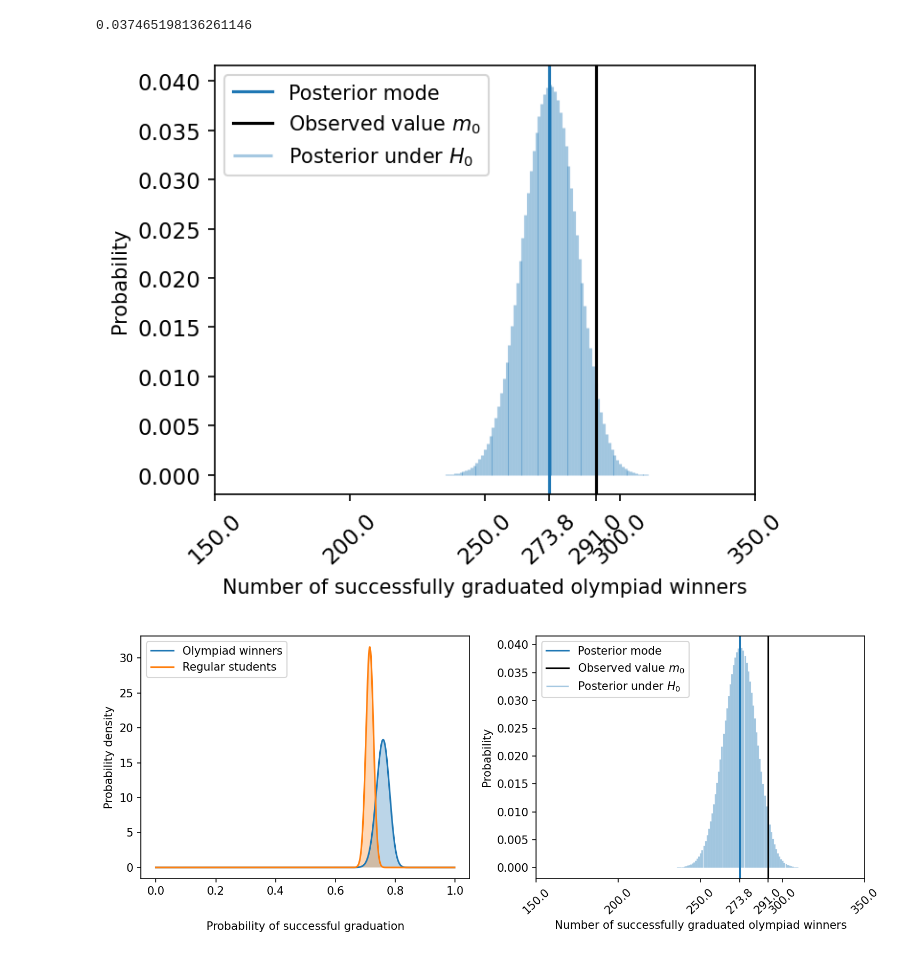
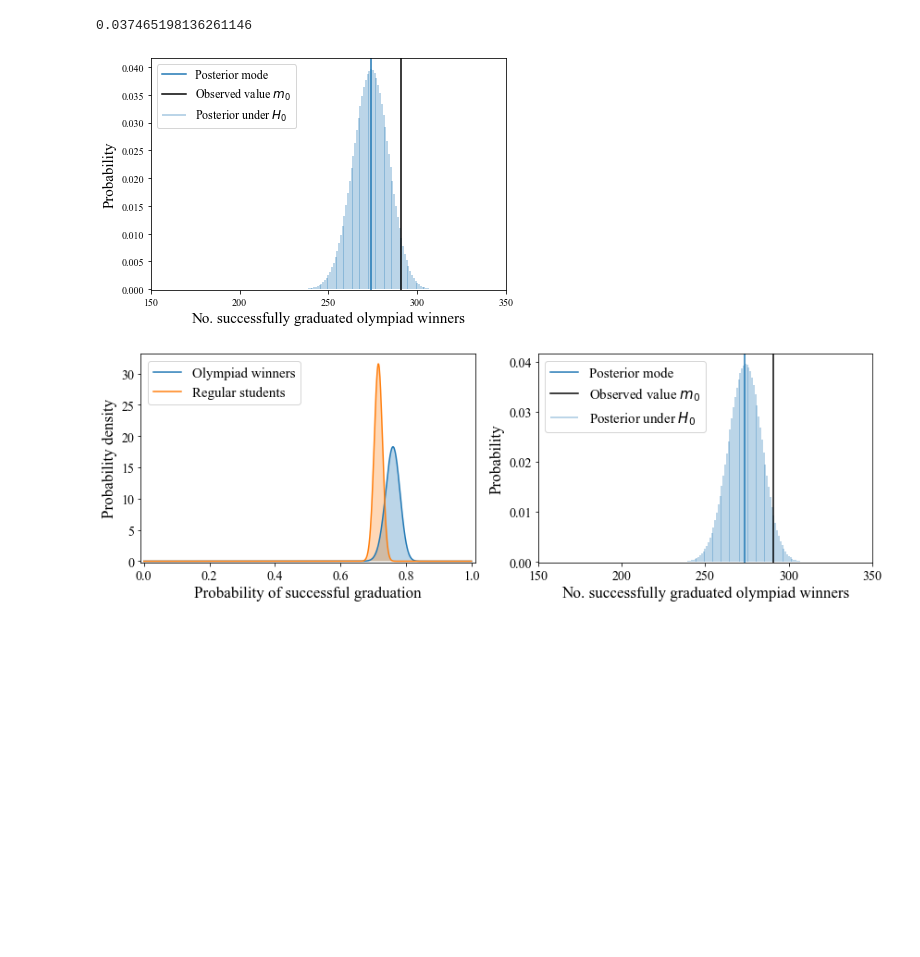
Before and after one commit to kortukov/learning_analytics, a Jupyter notebook: experiments/2_statistical_testing.ipynb, the cells around one changed output. Drawn from its saved outputs; the diff is of its cells as text; code cells hidden in the pictures; blank space fills up the shorter version.

Commit message:
report + plots

```diff
--- a/experiments/2_statistical_testing.ipynb
+++ b/experiments/2_statistical_testing.ipynb
@@ -101,6 +101,9 @@ The second possible limitation lies in the assumption of modeling each student g
 import os
 
 import matplotlib.pyplot as plt
+from matplotlib import ticker
+plt.rcParams["font.family"] = "Times New Roman"
+
 import numpy as np
 import pandas as pd
 from scipy.stats import beta, betabinom
@@ -221,37 +229,40 @@ p_value
 # %% [output]
 0.037465198136261146
 # %%
-fig,ax = plt.subplots(1,1, figsize=(5, 4),dpi=150)
+fig,ax = plt.subplots(1,1, figsize=(6, 4))
 
 x = np.arange(200, 320)
 
 ax.vlines(x, 0, m_o_posterior_h_o.pmf(x), alpha=0.4, label='Posterior under $H_0$')
 ax.axvline(m_o_posterior_h_o.mean(), ymax=1, color='C0', label='Posterior mode');
 
-ax.axvline(m_o,color='k', label='Observed value $m_0$');
+ax.axvline(m_o, color='k', label='Observed value $m_0$');
 
 ax.xaxis.set_major_locator(ticker.MultipleLocator(50))
 
-extraticks = [m_o_posterior_h_o.mean(), m_o]
-plt.xticks(list(plt.xticks()[0]) + extraticks, rotation=43)
+# extraticks = [m_o_posterior_h_o.mean(), m_o]
+# plt.xticks(list(plt.xticks()[0]) + extraticks, rotation=43)
+plt.xticks(list(plt.xticks()[0]))
 
 
-plt.legend(loc='upper left')
+ax.set_ylim(-0.0001, )
+ax.legend(loc="upper left", fontsize=12)
 
-plt.xticks(fontsize=11)
-plt.yticks(fontsize=11)
-ax.set_xlabel('Number of successfully graduated olympiad winners', labelpad=5)
-ax.set_ylabel('Probability')
+# plt.xticks(fontsize=11)
+# plt.yticks(fontsize=11)
+ax.set_xlabel('No. successfully graduated olympiad winners', fontsize=15)
+ax.set_ylabel('Probability', fontsize=15)
+extent = ax.get_window_extent().transformed(fig.dpi_scale_trans.inverted())
 
 plt.tight_layout()
 
-plt.savefig('gfx/testing_fig_2.pdf', bbox_inches='tight')
+plt.savefig('gfx/testing_fig_2.pdf', bbox_inches=extent.expanded(1.3, 1.23))
 plt.show()
 # %% [output]
-[figure, old version]
+[figure, new version]
 # %%
 import matplotlib.ticker as ticker
-fig,ax = plt.subplots(1,2, figsize=(10, 4),dpi=150)
+fig,ax = plt.subplots(1,2, figsize=(12, 4))
 
 
 x_0 = np.arange(0, 1, 0.001)
@@ -266,11 +277,14 @@ pi_r_pdf = pi_r.pdf(x_0)
 ax[0].plot(x_0, pi_r_pdf, label='Regular students')
 ax[0].fill_between(x_0, pi_r_pdf, alpha=0.3)
 
-ax[0].set_xlabel('Probability of successful graduation', labelpad=22)
-ax[0].set_ylabel('Probability density')
+ax[0].set_xlabel('Probability of successful graduation', fontsize=17)
+ax[0].set_ylabel('Probability density', fontsize=17)
 
-ax[0].legend(loc='upper left')
+ax[0].set_xlim(-0.01, 1.01)
+ax[0].set_ylim(-0.2, )
+ax[0].tick_params(axis='both', labelsize=14)
 
+ax[0].legend(loc="upper left", fontsize=15)
 
 
 x_1 = np.arange(200, 320)
@@ -283,20 +297,19 @@ ax[1].axvline(m_o,color='k', label='Observed value $m_0$');
 
 ax[1].xaxis.set_major_locator(ticker.MultipleLocator(50))
 
-extraticks = [m_o_posterior_h_o.mean(), m_o]
-plt.xticks(list(plt.xticks()[0]) + extraticks, rotation=43)
+# extraticks = [m_o_posterior_h_o.mean(), m_o]
+# plt.xticks(list(plt.xticks()[0]) + extraticks)
+plt.xticks(list(plt.xticks()[0]))
 
-plt.legend(loc='upper left')
-
-# ax[1].xticks(fontsize=11)
-# ax[1].yticks(fontsize=11)
-ax[1].set_xlabel('Number of successfully graduated olympiad winners')
-ax[1].set_ylabel('Probability')
-
+ax[1].set_ylim(-0.0001, )
+ax[1].legend(loc="upper left", fontsize=15)
+ax[1].set_xlabel('No. successfully graduated olympiad winners', fontsize=17)
+ax[1].set_ylabel('Probability', fontsize=17)
+ax[1].tick_params(axis='both', labelsize=14)
 fig.tight_layout()
 
-plt.savefig('gfx/testing_fig_3.pdf')
+plt.savefig('gfx/testing_fig.pdf')
 
 plt.show();
 # %% [output]
-[figure, old version]
+[figure, new version]
```
Also changed, not shown: parts of 1 cell of this notebook, 13 other files.
